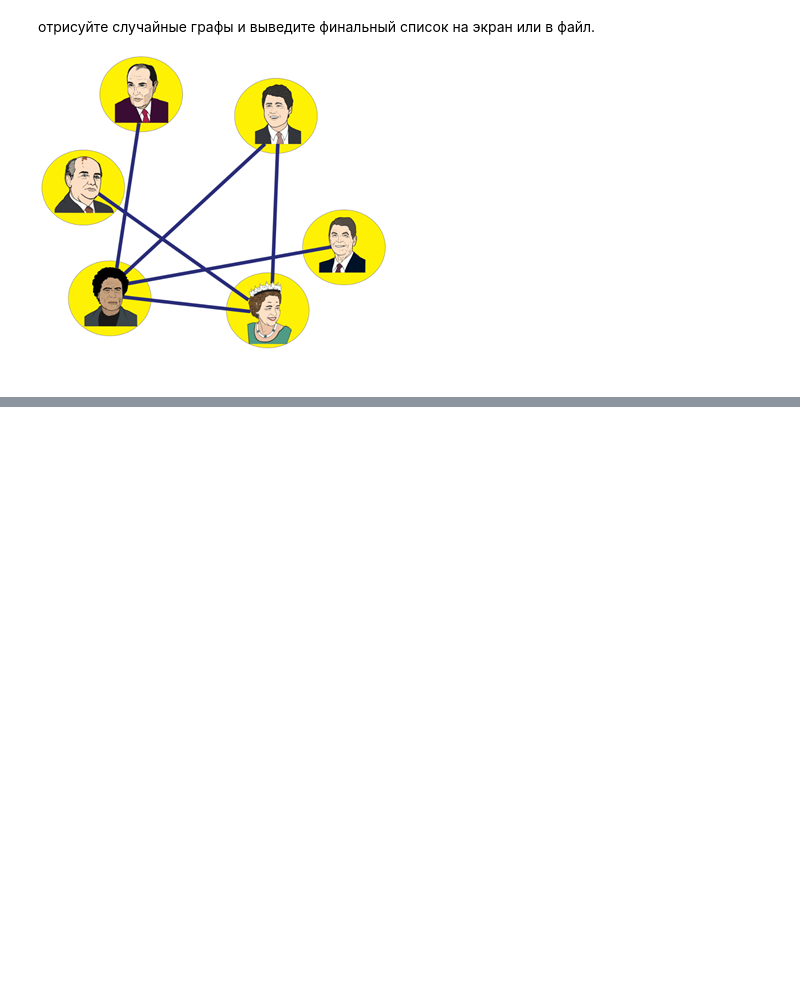
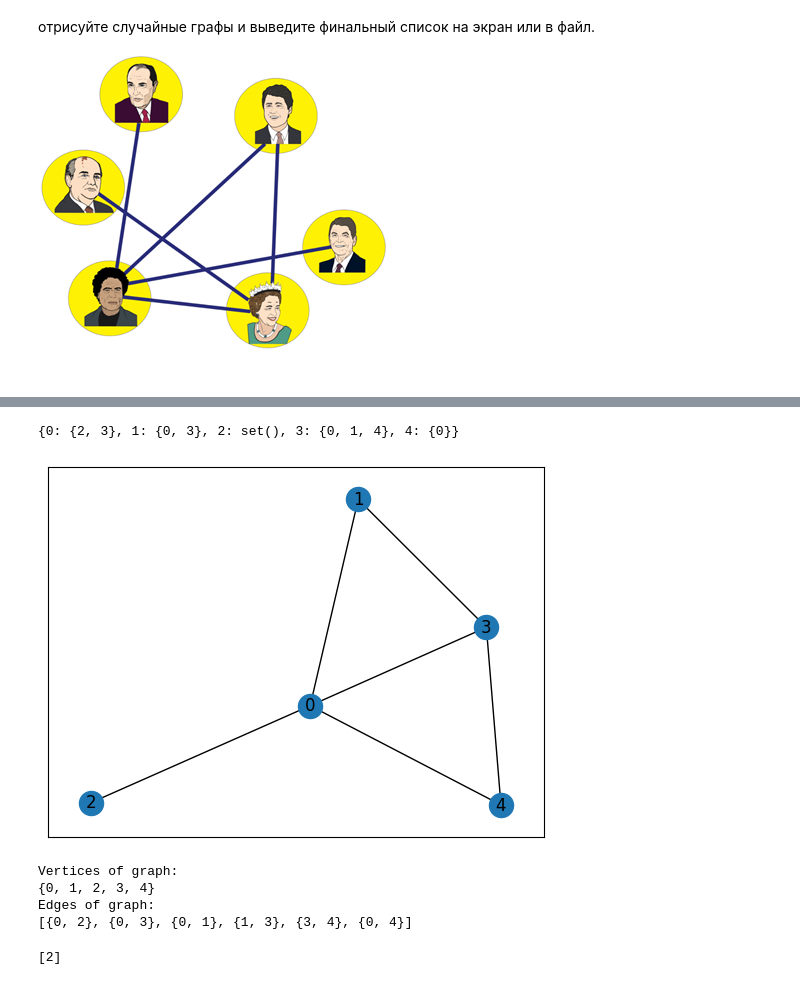
Before and after one commit to borinya/Skolkovo, a Jupyter notebook: Graphs_task/Graphs.ipynb, the cells around one changed output, grey strips where cells are left out. Drawn from its saved outputs; the diff is of its cells as text; code cells hidden in the pictures; blank space fills up the shorter version.

Commit message:
refactoring graphs

```diff
--- a/Graphs_task/Graphs.ipynb
+++ b/Graphs_task/Graphs.ipynb
@@ -630,0 +28,21 @@ nx.draw(G, with_labels=True, font_weight='bold')
+# %%
+g = (Graph.generate_graph_dict(range(5)))
+print(g._graph_dict)
+g.draw_graph()
+# %% [output]
+{0: {2, 3}, 1: {0, 3}, 2: set(), 3: {0, 1, 4}, 4: {0}}
+[figure, added]
+# %%
+print("Vertices of graph:")
+print(g.all_vertices())
+print("Edges of graph:")
+print(g.all_edges())
+# %% [output]
+Vertices of graph:
+{0, 1, 2, 3, 4}
+Edges of graph:
+[{0, 2}, {0, 3}, {0, 1}, {1, 3}, {3, 4}, {0, 4}]
+# %%
+g.find_isolated_vertices()
+# %% [output]
+[2]
```
Also changed, not shown: parts of 49 cells of this notebook, 1 other file.
